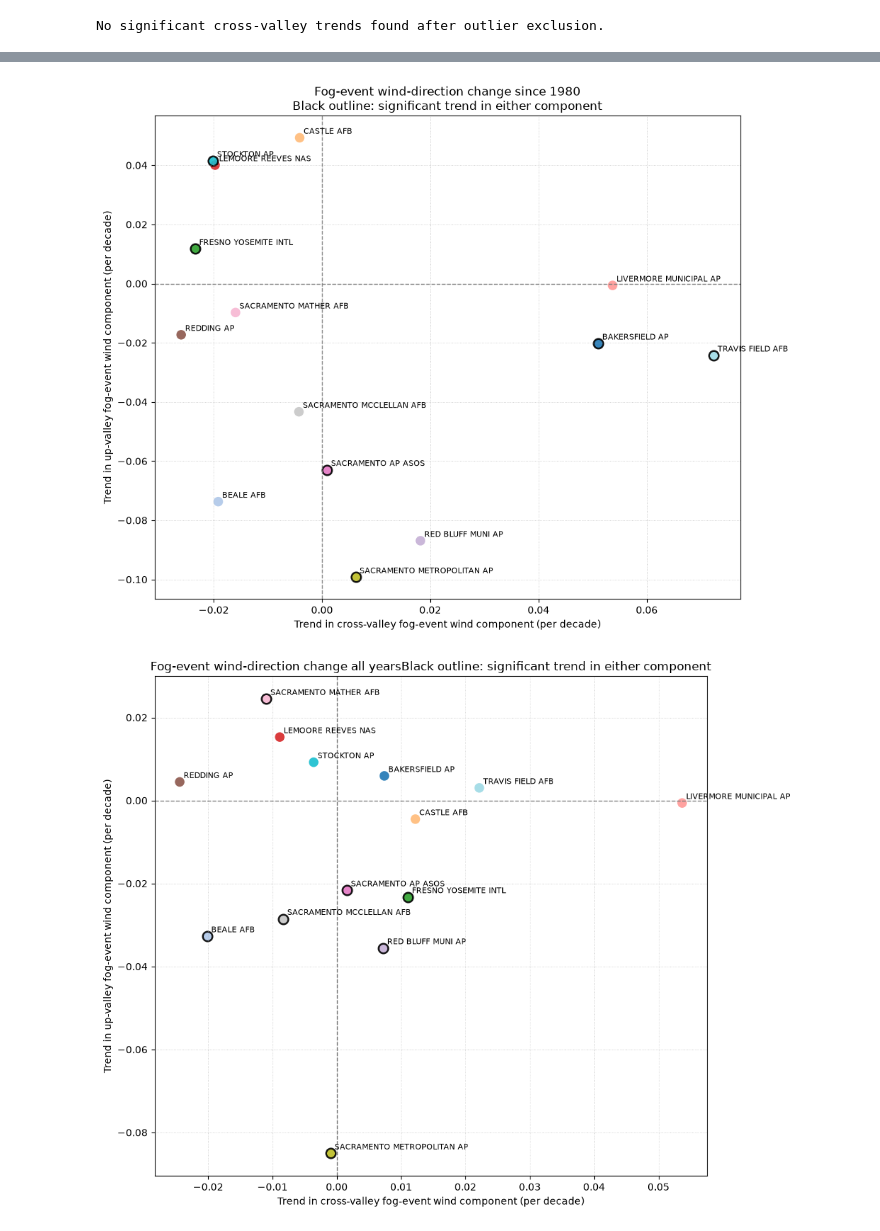
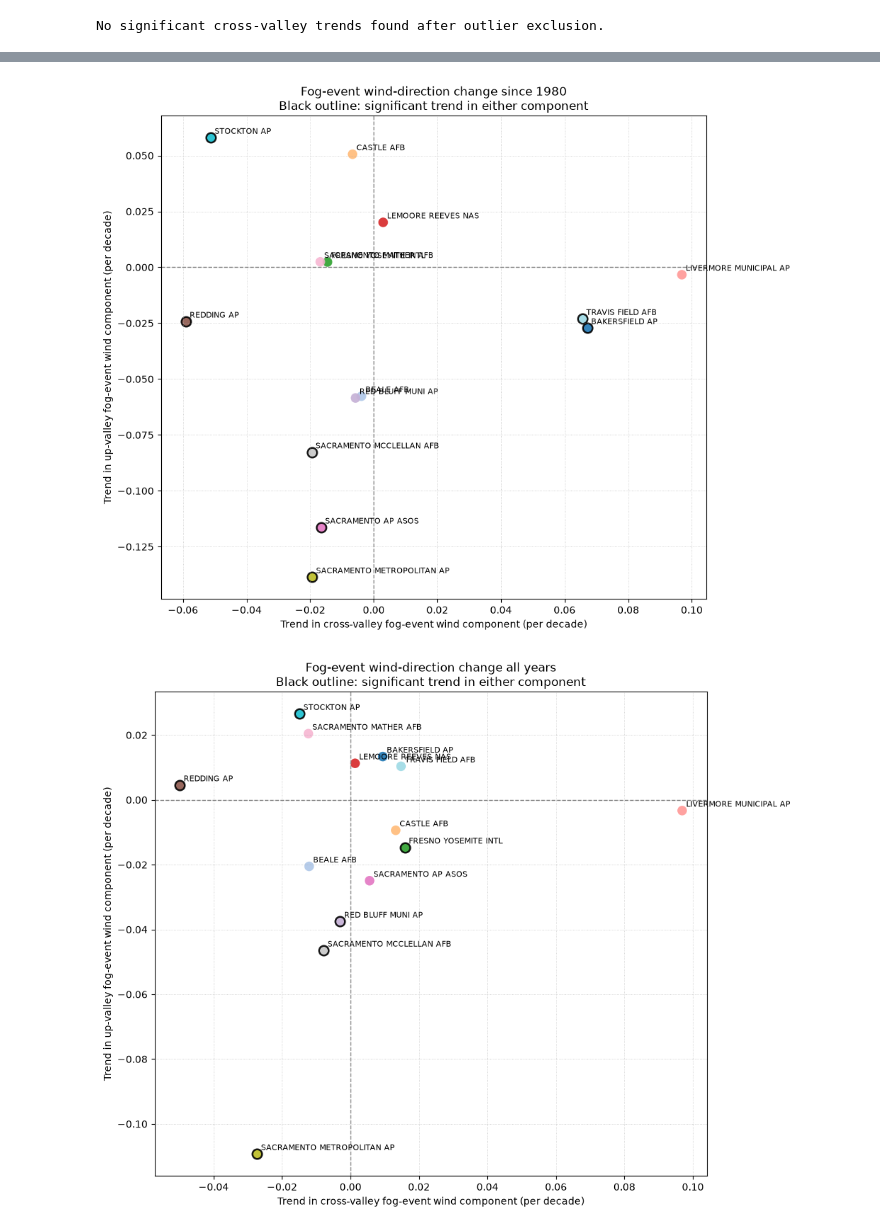
Before and after one commit to audfish/WQ2026, a Jupyter notebook: Fog_wind_analysis.ipynb, the cells around one changed output, grey strips where cells are left out. Saved outputs shown, nothing was run; the diff lists cells and outputs as text; code cells hidden in the pictures.

Commit message:
dropped duplicate hours

```diff
--- a/Fog_wind_analysis.ipynb
+++ b/Fog_wind_analysis.ipynb
@@ -193,3 +193,10 @@ print("CV_filtered_rows_no_outliers with HourlyVisibility < 1.000:", low_vis_row
 # %% [output]
 CV_filtered_rows_no_outliers with HourlyVisibility < 0.403: (123458, 18)
 CV_filtered_rows_no_outliers with HourlyVisibility < 1.000: (165397, 18)
+# %%
+# Drop duplicates
+low_vis_rows = low_vis_rows.drop_duplicates(subset=['STATION', 'year', 'month', 'hour'])
+low_vis_rows_1km = low_vis_rows_1km.drop_duplicates(subset=['STATION', 'year', 'month', 'hour'])
+
+print(low_vis_rows.shape)
+print(low_vis_rows_1km.shape)
@@ -895,7 +905,7 @@ annual_fog_event_valley["pct"] = 100 * annual_fog_event_valley["count"] / annual
 
 # Trend fitting
 fog_event_trend_rows = []
-min_years = 10
+min_years = 1
 
 # loop through each station and wind type to fit linear regression and store results
 for station, g in annual_fog_event_valley.groupby("STATION"):
@@ -1689,7 +1686,7 @@ ax.set_title(
 plt.tight_layout()
 plt.show()
 # %% [output]
-[figure, old version]
+[figure, new version]
 # %%
 # Fog-event wind-direction trends using the latitude-dependent up-valley axis
 
@@ -1807,32 +1804,32 @@ for i, (station, row) in enumerate(fog_direction_plot1.iterrows()):
     ax.annotate(
         station,
         (
             row["cross_valley_slope_per_decade"],
             row["up_valley_slope_per_decade"],
         ),
         xytext=(4, 4),
         textcoords="offset points",
         fontsize=8,
     )
 
 ax.axhline(0, color="gray", linestyle="--", linewidth=1)
 ax.axvline(0, color="gray", linestyle="--", linewidth=1)
 ax.grid(True, linestyle=":", linewidth=0.6, alpha=0.7)
 
 ax.set_xlabel(
     "Trend in cross-valley fog-event wind component "
     "(per decade)"
 )
 ax.set_ylabel(
     "Trend in up-valley fog-event wind component "
     "(per decade)"
 )
 ax.set_title(
-    "Fog-event wind-direction change all years"
+    "Fog-event wind-direction change all years\n"
     "Black outline: significant trend in either component"
 )
 
 plt.tight_layout()
 plt.show()
 # %% [output]
-[figure, old version]
+[figure, new version]
```
Also changed, not shown: parts of 7 cells of this notebook.
